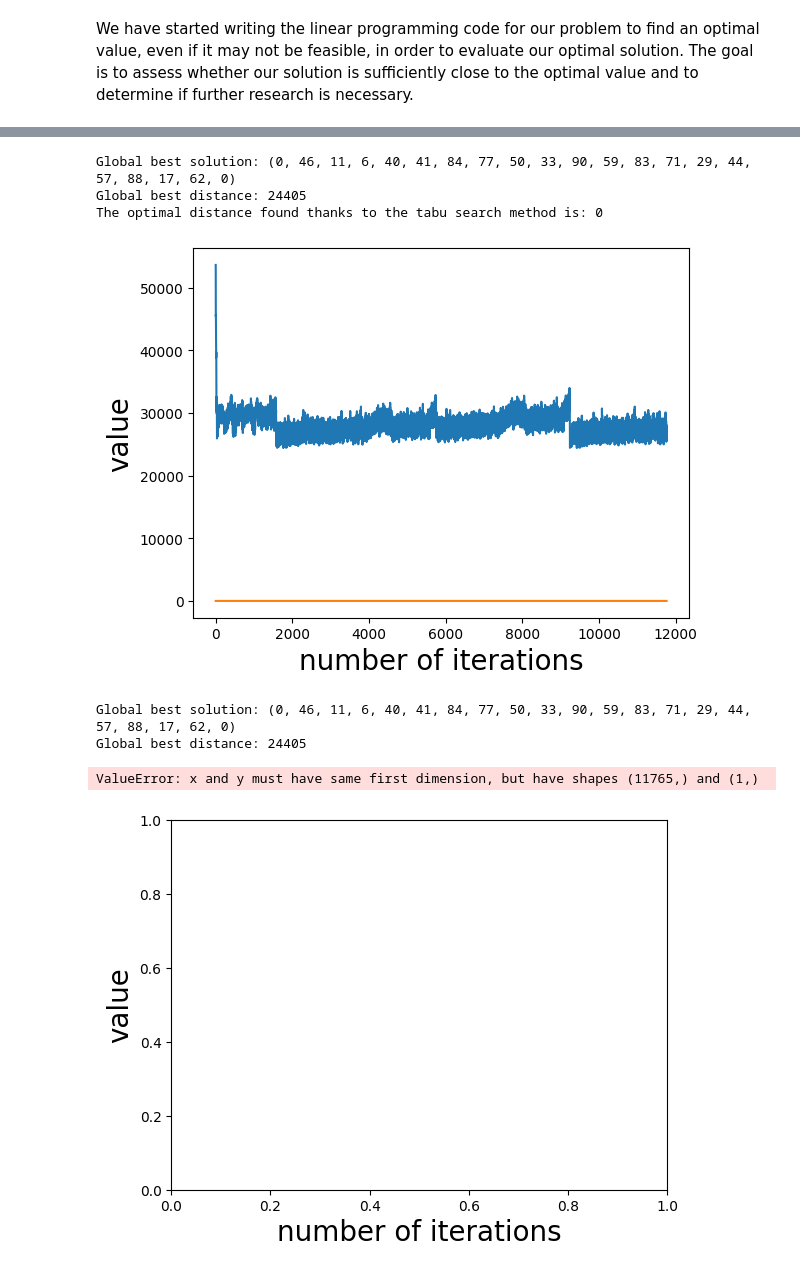
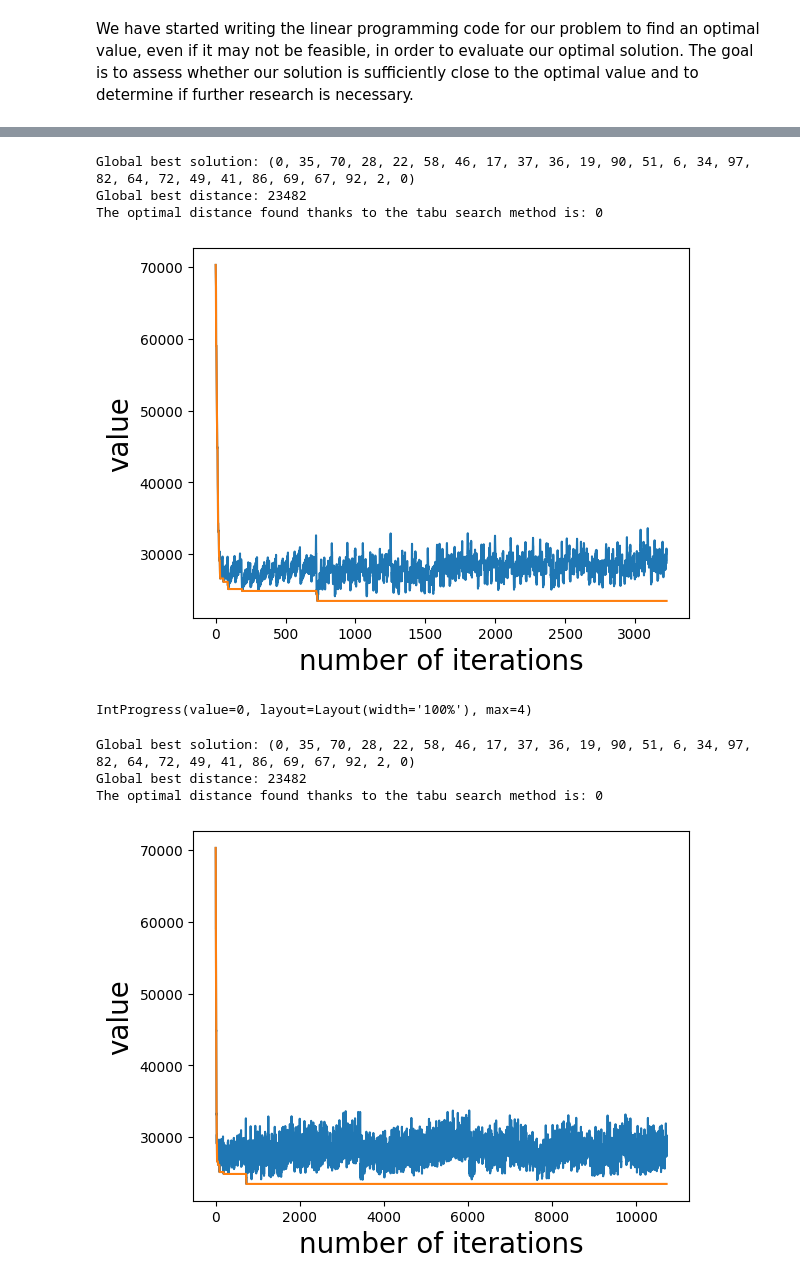
Before and after one commit to SimoElvirand/1-Le-probl-me-du-voyageur-de-commerce-avec-plusieurs-camions, a Jupyter notebook: Final Project with statistical final111.ipynb, the cells around one changed output, grey strips where cells are left out. Cells and saved outputs as stored; diff of their text form; code cells hidden in the pictures.

```diff
--- a/Final Project with statistical final111.ipynb
+++ b/Final Project with statistical final111.ipynb
@@ -475,7 +477,6 @@ neighbors(initial_solution_tuple): Generates all the neighboring solutions of a
 # %%
 tabu_list_size = 5
 iter_max = 30
-morebest = 0
 
 def tabu_search(initial_solution, tabu_list_size, iter_max):
     nb_iter = 0
@@ -510,8 +511,7 @@ def tabu_search(initial_solution, tabu_list_size, iter_max):
             nb_iter = 0
 
 
-
-        best_current.append(morebest)
+        best_current.append(global_best_distance)
         current.append(best_distance)
 
         current_solution = best_solution
@@ -838,10 +830,8 @@ The optimal distance found thanks to the tabu search method is: 98643
 # %%
 # Initialize the total distance to 0
-from ipywidgets import IntProgress
-from IPython.display import display
 total_distance = 0
-tabu_list_size = 5000
-iter_max = 10000
+tabu_list_size = 1250
+iter_max = 2500
 
 # Iterate over the random solutions
 for path in rand_sol.values():
@@ -866,43 +856,49 @@ for path in rand_sol.values():
 # Print the total distance found by the tabu search algorithm
 print('The optimal distance found thanks to the tabu search method is:', total_distance)
 # %% [output]
-Global best solution: (0, 46, 11, 6, 40, 41, 84, 77, 50, 33, 90, 59, 83, 71, 29, 44, 57, 88, 17, 62, 0)
-Global best distance: 24405
+Global best solution: (0, 35, 70, 28, 22, 58, 46, 17, 37, 36, 19, 90, 51, 6, 34, 97, 82, 64, 72, 49, 41, 86, 69, 67, 92, 2, 0)
+Global best distance: 23482
 The optimal distance found thanks to the tabu search method is: 0
-[figure, old version]
+[figure, new version]
 # %%
 # Initialize the total distance to 0
 from ipywidgets import IntProgress
 from IPython.display import display
 total_distance = 0
-tabu_list_size = 5000
+tabu_list_size = 10000
 iter_max = 10000
+
+bar = IntProgress(min=0, max=4, layout={"width" : "100%"})
+display(bar)
 
 # Iterate over the random solutions
 for path in rand_sol.values():
 
     # Apply the tabu search algorithm to the current path
     global_best_solution, global_best_distance, best_current, current = tabu_search(path, tabu_list_size, iter_max)
 
     # Print the global best solution and distance for the current path
     print('Global best solution:', global_best_solution)
     print('Global best distance:', global_best_distance)
     # print (current)
     # print (best_current)
     plt.xlabel("number of iterations", fontsize=20)
     plt.ylabel("value", fontsize=20)
     #courantes = 1
     res = plt.plot(range(len(current)), current)
     res = plt.plot(range(len(current)), best_current)
     break
+    bar.value += 1
     # Add the global best distance to the total distance
     total_distance += global_best_distance
+bar.close()
 
 # Print the total distance found by the tabu search algorithm
 print('The optimal distance found thanks to the tabu search method is:', total_distance)
 # %% [output]
-Global best solution: (0, 46, 11, 6, 40, 41, 84, 77, 50, 33, 90, 59, 83, 71, 29, 44, 57, 88, 17, 62, 0)
-Global best distance: 24405
+IntProgress(value=0, layout=Layout(width='100%'), max=4)
-ValueError: x and y must have same first dimension, but have shapes (11765,) and (1,)
+Global best solution: (0, 35, 70, 28, 22, 58, 46, 17, 37, 36, 19, 90, 51, 6, 34, 97, 82, 64, 72, 49, 41, 86, 69, 67, 92, 2, 0)
+Global best distance: 23482
+The optimal distance found thanks to the tabu search method is: 0
-[figure, old version]
+[figure, new version]
 # %%
```
Also changed, not shown: parts of 23 cells of this notebook.
